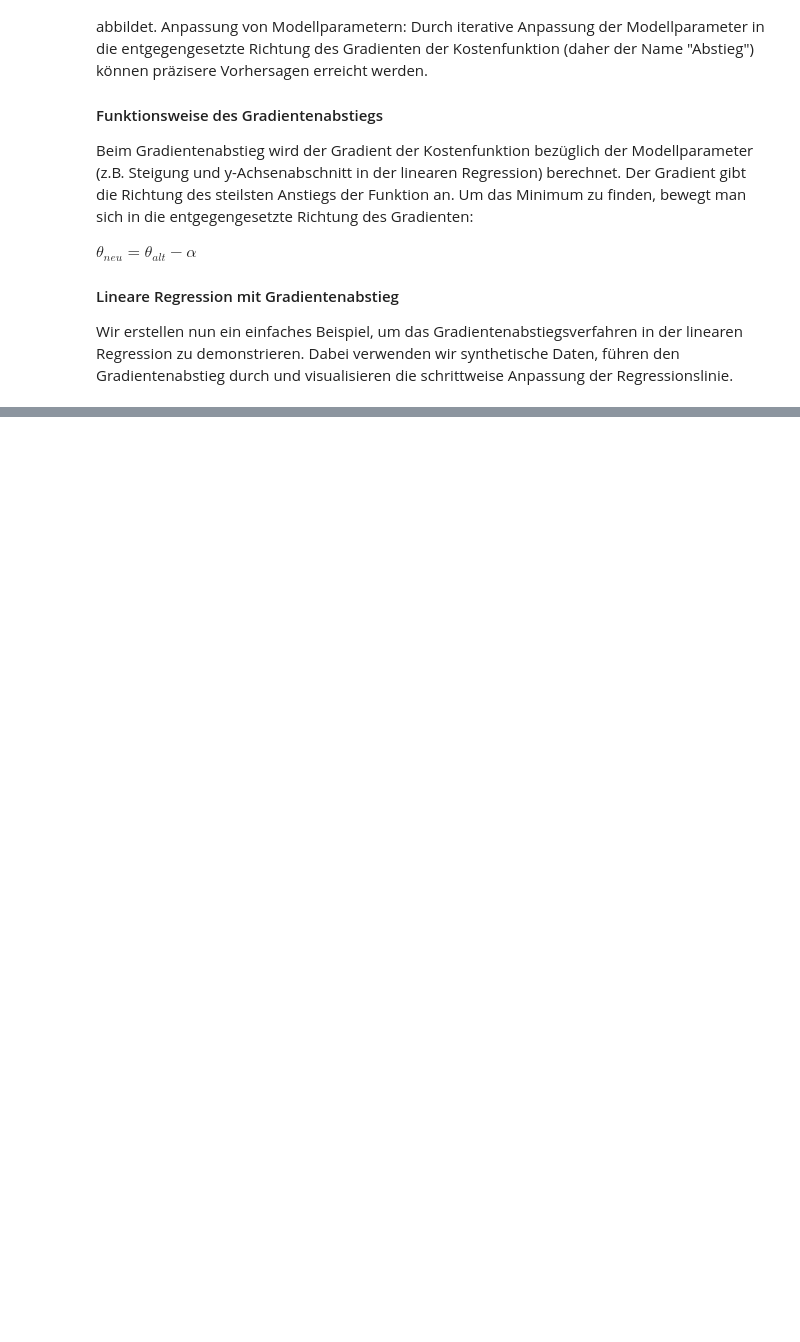
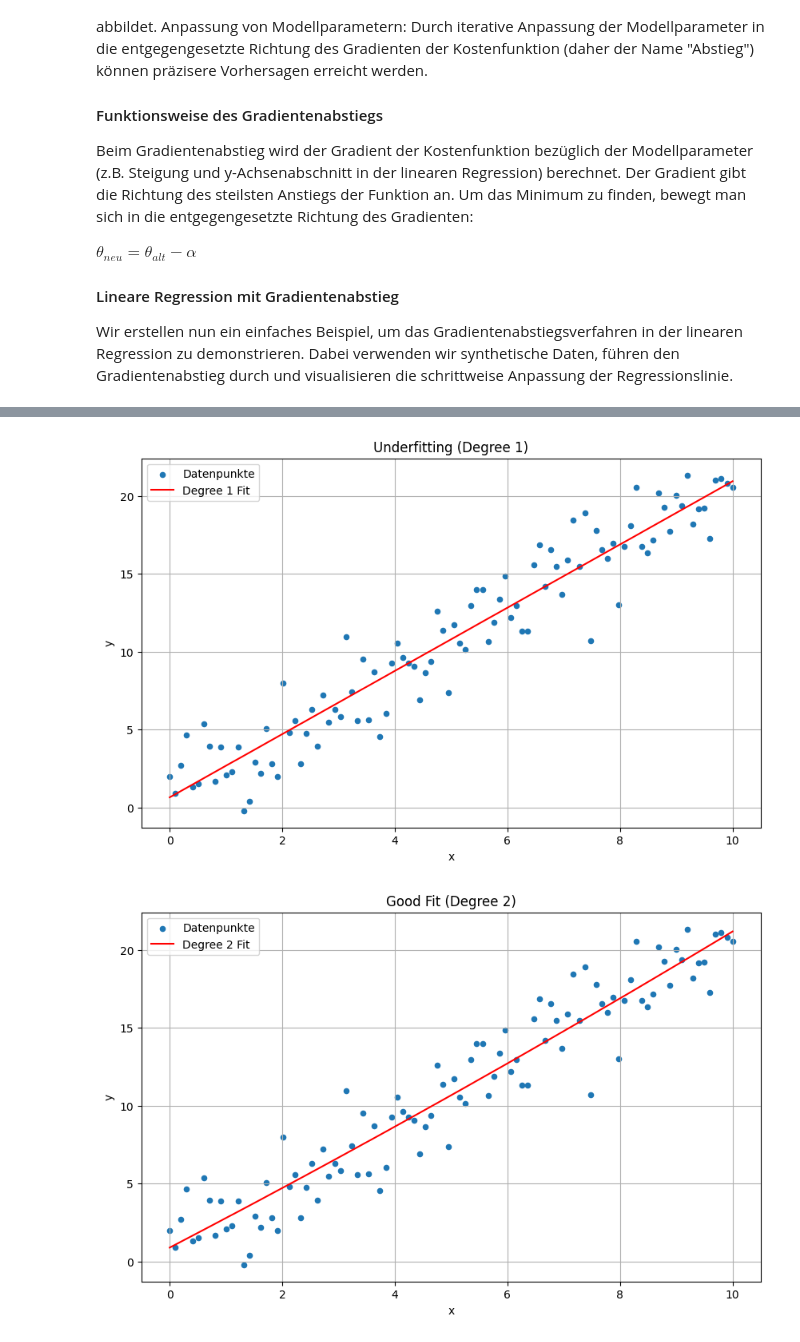
Before and after one commit to DataWithDino/Machine-Learning-Uni, a Jupyter notebook: Mathematische Zusammenfassung/3_LineareRegression.ipynb, the cells around one changed output, grey strips where cells are left out. Saved outputs shown, nothing was run; the diff lists cells and outputs as text; code cells hidden in the pictures; blank space fills up the shorter version.

```diff
--- a/Mathematische Zusammenfassung/3_LineareRegression.ipynb
+++ b/Mathematische Zusammenfassung/3_LineareRegression.ipynb
@@ -149,0 +552,45 @@ Wir erstellen nun ein einfaches Beispiel, um das Gradientenabstiegsverfahren in
+# %%
+import numpy as np
+import matplotlib.pyplot as plt
+from sklearn.preprocessing import PolynomialFeatures
+from sklearn.linear_model import LinearRegression
+from sklearn.pipeline import make_pipeline
+
+# Generieren von synthetischen Daten
+np.random.seed(42)
+X = np.linspace(0, 10, 100)
+y = 2 * X + 1 + np.random.randn(100) * 2
+
+# Daten für die Visualisierung aufbereiten
+X = X[:, np.newaxis]
+
+# Funktionen zum Plotten der verschiedenen Fits
+def plot_model(X, y, degree, title):
+    plt.figure(figsize=(10, 6))
+    plt.scatter(X, y, s=20, label='Datenpunkte')
+
+    # Polynomial Regression
+    model = make_pipeline(PolynomialFeatures(degree), LinearRegression())
+    model.fit(X, y)
+    y_pred = model.predict(X)
+
+    # Plotten der Vorhersagekurve
+    plt.plot(X, y_pred, color='red', label=f'Degree {degree} Fit')
+    plt.title(title)
+    plt.xlabel('x')
+    plt.ylabel('y')
+    plt.legend()
+    plt.grid(True)
+    plt.show()
+
+# Underfitting
+plot_model(X, y, degree=1, title='Underfitting (Degree 1)')
+
+# Good Fit
+plot_model(X, y, degree=2, title='Good Fit (Degree 2)')
+
+# Overfitting
+plot_model(X, y, degree=10, title='Overfitting (Degree 10)')
+# %% [output]
+[figure, added]
+[figure, added]
```
Also changed, not shown: parts of 18 cells of this notebook, 1 other file.
